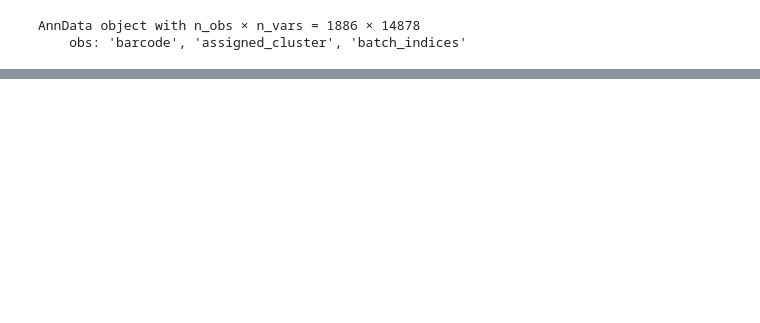
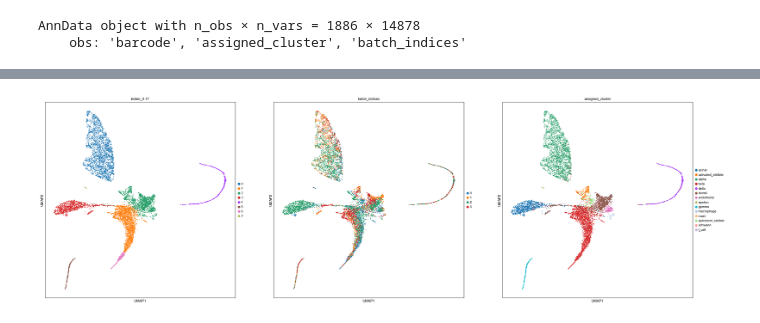
Before and after one commit to hui2000ji/scETM, a Jupyter notebook: notebooks/scETM introductory tutorial.ipynb, the cells around one changed output, grey strips where cells are left out. Saved outputs shown, nothing was run; the diff lists cells and outputs as text; code cells hidden in the pictures; blank space fills up the shorter version.

```diff
--- a/notebooks/scETM introductory tutorial.ipynb
+++ b/notebooks/scETM introductory tutorial.ipynb
@@ -26,3 +41,13 @@ adata
 # %% [output]
 AnnData object with n_obs × n_vars = 1886 × 14878
     obs: 'barcode', 'assigned_cluster', 'batch_indices'
+# %%
+# Construct human pancreas AnnData object
+hp_csvs = ['GSM2230757_human1_umifm_counts.csv', 'GSM2230758_human2_umifm_counts.csv', 'GSM2230759_human3_umifm_counts.csv', 'GSM2230760_human4_umifm_counts.csv']
+hp_adatas = []
+for fpath in hp_csvs:
+    df = pd.read_csv(fpath, index_col=0)
+    adata = ad.AnnData(X=df.iloc[:, 2:], obs=df.iloc[:, :2])
+    hp_adatas.append(adata)
+hp = ad.concat(hp_adatas, label="batch_indices")
+hp
@@ -97,0 +134,3 @@ result = evaluate(adata, resolutions = [0.06, 0.08, 0.1, 0.13], return_fig=True,
+# %%
+common_genes = mp.var_names.str.upper().intersection(hp.var_names)
+common_genes
@@ -97,0 +144,5 @@ result = evaluate(adata, resolutions = [0.06, 0.08, 0.1, 0.13], return_fig=True,
+# %%
+mp_gene_mask = [gene for gene in mp.var_names if gene.upper() in common_genes]
+mp_aligned = mp[:, mp_gene_mask].copy()
+hp_gene_mask = pd.Series(mp_gene_mask).str.upper()
+hp_aligned = hp[:, hp_gene_mask].copy()
@@ -97,0 +201,5 @@ result = evaluate(adata, resolutions = [0.06, 0.08, 0.1, 0.13], return_fig=True,
+# %%
+mp_aligned_model = scETM(mp_aligned.n_vars, mp_aligned.obs.batch_indices.nunique())
+mp_aligned_model.get_cell_embeddings_and_nll(hp_aligned, emb_names=['delta'])
+result = evaluate(hp_aligned, resolutions = [0.08, 0.12, 0.17, 0.23, 0.3, 0.4], return_fig=True, cell_type_col="assigned_cluster", batch_col="batch_indices")
+# %% [output]
@@ -97,0 +226 @@ result = evaluate(adata, resolutions = [0.06, 0.08, 0.1, 0.13], return_fig=True,
+[figure, added]
```
Also changed, not shown: parts of 29 cells of this notebook, 4 other files.
